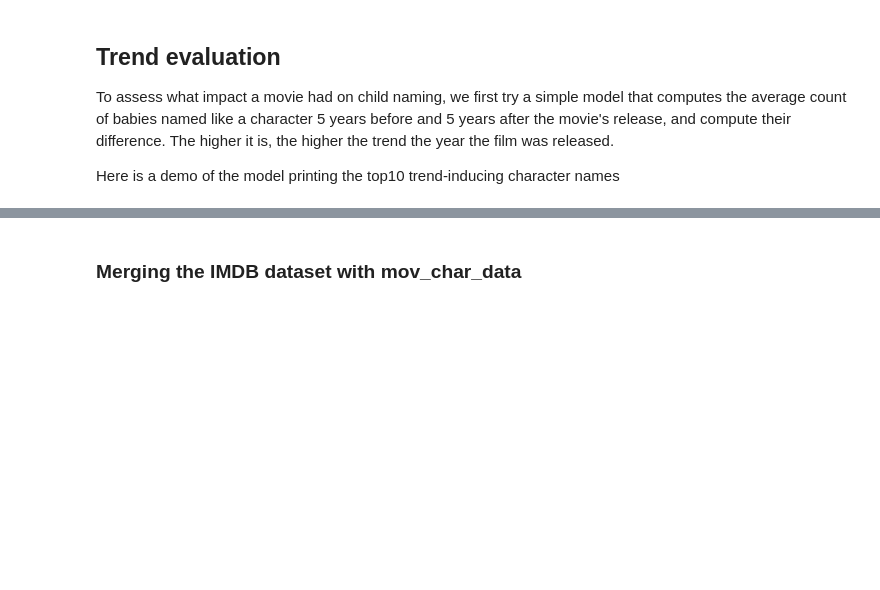
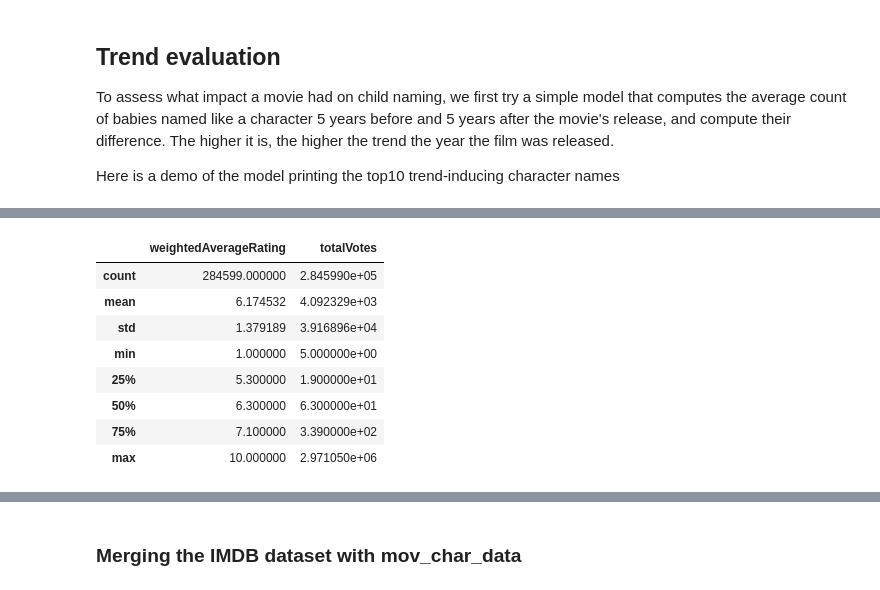
Before and after one commit to epfl-ada/ada-2024-project-dondata2025, a Jupyter notebook: Pauline.ipynb, the cells around one changed output, grey strips where cells are left out. Saved outputs shown, nothing was run; the diff lists cells and outputs as text; code cells hidden in the pictures; blank space fills up the shorter version.

```diff
--- a/Pauline.ipynb
+++ b/Pauline.ipynb
@@ -241,0 +217,13 @@ aggregated_imdb.sort_values('totalVotes', ascending=False).head(10)
+# %%
+# information about the dataset distribution mean, median, std, min, max
+imdb_votes.describe()
+# %% [output]
+|  | weightedAverageRating | totalVotes |
+| count | 284599.000000 | 2.845990e+05 |
+| mean | 6.174532 | 4.092329e+03 |
+| std | 1.379189 | 3.916896e+04 |
+| min | 1.000000 | 5.000000e+00 |
+| 25% | 5.300000 | 1.900000e+01 |
+| 50% | 6.300000 | 6.300000e+01 |
+| 75% | 7.100000 | 3.390000e+02 |
+| max | 10.000000 | 2.971050e+06 |
```
Also changed, not shown: parts of 31 cells of this notebook, 1 other file.
